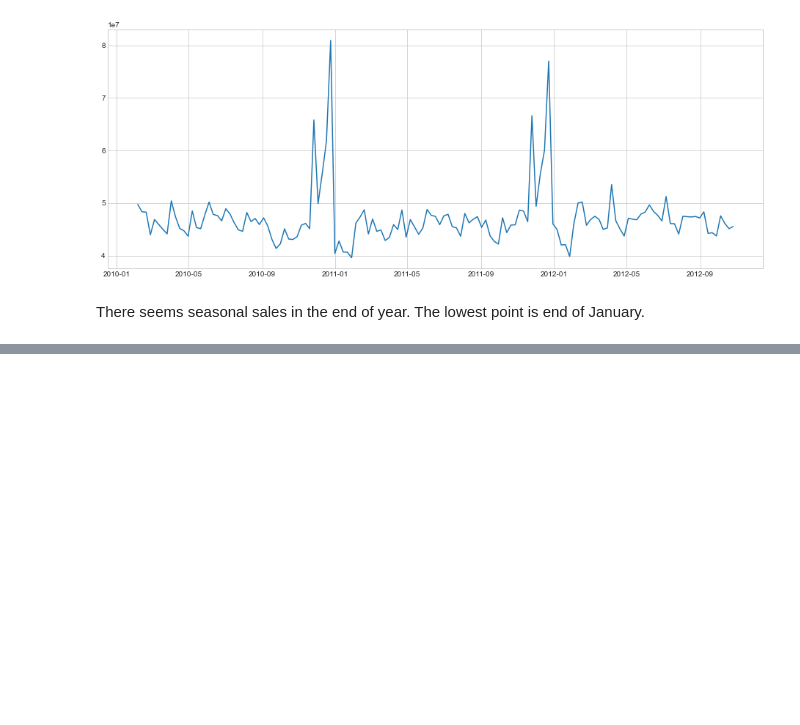
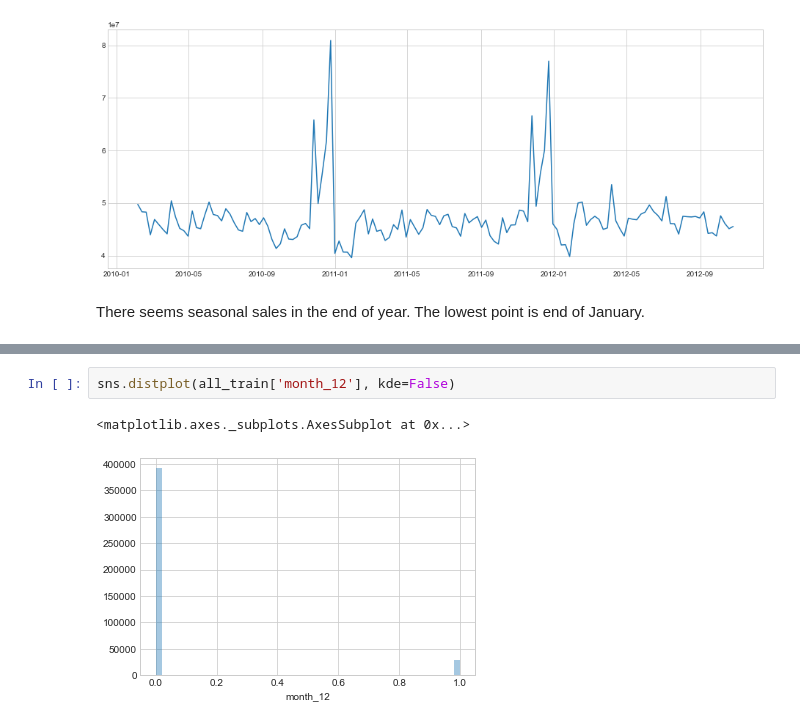
Before and after one commit to rainbowmoonlight/Kaggle, a Jupyter notebook: Walmart - Store Sales Forecasting/Walmart - Store Sales Forecasting.ipynb, the cells around one changed output, grey strips where cells are left out. Saved outputs shown, nothing was run; the diff lists cells and outputs as text; blank space fills up the shorter version.

```diff
--- a/Walmart - Store Sales Forecasting/Walmart - Store Sales Forecasting.ipynb
+++ b/Walmart - Store Sales Forecasting/Walmart - Store Sales Forecasting.ipynb
@@ -381,0 +408,5 @@ There seems seasonal sales in the end of year. The lowest point is end of Januar
+# %%
+sns.distplot(all_train['month_12'], kde=False)
+# %% [output]
+<matplotlib.axes._subplots.AxesSubplot at 0x...>
+[figure, added]
```
Also changed, not shown: parts of 10 cells of this notebook.
